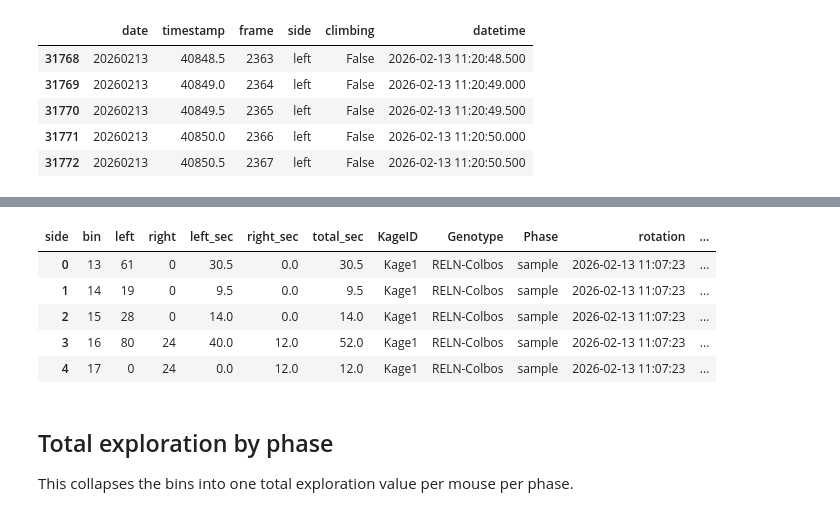
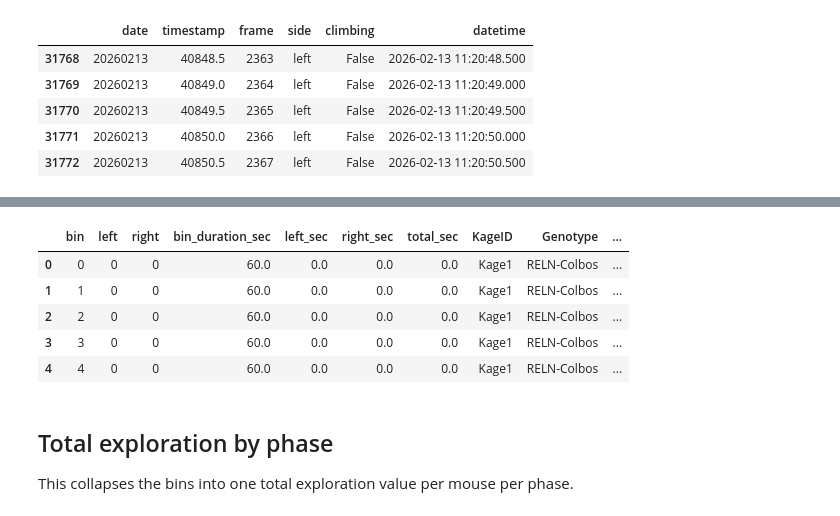
Before and after one commit to lkatsouri/SmartKages_NOR_T-maze, a Jupyter notebook: SmartKage_NOR_postprocessing.ipynb, the cells around one changed output, grey strips where cells are left out. Cells and saved outputs as stored; diff of their text form; code cells hidden in the pictures.

```diff
--- a/SmartKage_NOR_postprocessing.ipynb
+++ b/SmartKage_NOR_postprocessing.ipynb
@@ -413,6 +418,8 @@ events["window_end"] = events["next_rotation"]
 events["window_end"] = events["window_end"].fillna(
     events["rotation"] + pd.Timedelta(hours=24)
 )
+events["window_hours"] = (events["window_end"] - events["rotation"]).dt.total_seconds() / 3600
+
 
 # For the main analysis, drop the post-trial baseline.
 # It is not part of the main NOR comparison.
@@ -420,8 +427,6 @@ events_for_analysis = events[
     events["Phase"] != "post_trial_baseline"
 ].copy()
 
-# Save these so the analysis/plotting notebook can reload them later
-OUTPUT_DIR.mkdir(exist_ok=True)
 
 events.to_csv(OUTPUT_DIR / "NOR_events_with_phase_all.csv", index=False)
 events_for_analysis.to_csv(OUTPUT_DIR / "NOR_events_with_phase.csv", index=False)
@@ -431,6 +436,7 @@ events[[
     "Phase",
     "rotation",
     "next_rotation",
-    "window_end"
+    "window_end",
+    "window_hours"
 ]].head(20)
 # %% [output]
@@ -564,72 +567,74 @@ The post-trial baseline is excluded from this table.
 # %%
 all_binned = []
+drum_cache = {}   # load each drum file once (not once per phase)
 
 for _, row in events_for_analysis.iterrows():
 
     kage = row["KageID"]
-
     if kage not in drum_map:
         print("Missing drum file:", kage)
         continue
 
-    drum = pd.read_csv(drum_map[kage])
-
-    drum["datetime"] = (
-        pd.to_datetime(drum["date"].astype(str), format="%Y%m%d")
-        + pd.to_timedelta(drum["timestamp"], unit="s")
-    )
+    if kage not in drum_cache:
+        drum = pd.read_csv(drum_map[kage])
+        drum["datetime"] = (
+            pd.to_datetime(drum["date"].astype(str), format="%Y%m%d")
+            + pd.to_timedelta(drum["timestamp"], unit="s")
+        )
+        drum_cache[kage] = drum
+    drum = drum_cache[kage]
 
     start = row["rotation"]
     end = row["window_end"]
 
-    session = drum[
-        (drum["datetime"] >= start) &
-        (drum["datetime"] < end)
-    ].copy()
+    # Exploration events inside this phase window
+    session = drum[(drum["datetime"] >= start) & (drum["datetime"] < end)].copy()
+    session["bin"] = ((session["datetime"] - start).dt.total_seconds() // BIN_SIZE).astype(int)
+
+    # Every bin of the window, so bins without exploration are 0 (not missing)
+    window_sec = (end - start).total_seconds()
+    n_bins = int(np.ceil(window_sec / BIN_SIZE))
 
     if session.empty:
-        print("No exploration:", kage, row["Phase"], start)
-        continue
+        print("No exploration (kept as zeros):", kage, row["Phase"], start)
+        counts = pd.DataFrame(columns=["left", "right"])
+    else:
+        counts = pd.crosstab(session["bin"], session["side"])
 
-    session["time_from_rotation_sec"] = (
-        session["datetime"] - start
-    ).dt.total_seconds()
+    binned = (
+        counts.reindex(index=range(n_bins), columns=["left", "right"], fill_value=0)
+        .fillna(0)
+        .astype(int)
+        .rename_axis("bin")
+        .reset_index()
+    )
+    binned.columns.name = None
 
-    session["bin"] = (
-        session["time_from_rotation_sec"] // BIN_SIZE
-    ).astype(int)
-
-    binned = pd.crosstab(session["bin"], session["side"])
-
-    for side in ["left", "right"]:
-        if side not in binned.columns:
-            binned[side] = 0
-
-    binned = binned.reset_index()
+    # Length of each bin inside the window (the last bin can be shorter than BIN_SIZE)
+    binned["bin_duration_sec"] = np.minimum(BIN_SIZE, window_sec - binned["bin"] * BIN_SIZE)
 
     binned["left_sec"] = binned["left"] * ROW_DURATION
     binned["right_sec"] = binned["right"] * ROW_DURATION
     binned["total_sec"] = binned["left_sec"] + binned["right_sec"]
 
     binned["KageID"] = kage
     binned["Genotype"] = row["Description"]
     binned["Phase"] = row["Phase"]
     binned["rotation"] = start
     binned["window_end"] = end
     binned["NOR_side"] = row["NOR_side"]
 
     all_binned.append(binned)
 
 binned_df = pd.concat(all_binned, ignore_index=True)
-
 binned_df.head()
 # %% [output]
-| side | bin | left | right | left_sec | right_sec | total_sec | KageID | Genotype | Phase | rotation | ... |
-| 0 | 13 | 61 | 0 | 30.5 | 0.0 | 30.5 | Kage1 | RELN-Colbos | sample | 2026-02-13 11:07:23 | ... |
-| 1 | 14 | 19 | 0 | 9.5 | 0.0 | 9.5 | Kage1 | RELN-Colbos | sample | 2026-02-13 11:07:23 | ... |
-| 2 | 15 | 28 | 0 | 14.0 | 0.0 | 14.0 | Kage1 | RELN-Colbos | sample | 2026-02-13 11:07:23 | ... |
-| 3 | 16 | 80 | 24 | 40.0 | 12.0 | 52.0 | Kage1 | RELN-Colbos | sample | 2026-02-13 11:07:23 | ... |
-| 4 | 17 | 0 | 24 | 0.0 | 12.0 | 12.0 | Kage1 | RELN-Colbos | sample | 2026-02-13 11:07:23 | ... |
+|  | bin | left | right | bin_duration_sec | left_sec | right_sec | total_sec | KageID | Genotype | ... |
+| 0 | 0 | 0 | 0 | 60.0 | 0.0 | 0.0 | 0.0 | Kage1 | RELN-Colbos | ... |
+| 1 | 1 | 0 | 0 | 60.0 | 0.0 | 0.0 | 0.0 | Kage1 | RELN-Colbos | ... |
+| 2 | 2 | 0 | 0 | 60.0 | 0.0 | 0.0 | 0.0 | Kage1 | RELN-Colbos | ... |
+| 3 | 3 | 0 | 0 | 60.0 | 0.0 | 0.0 | 0.0 | Kage1 | RELN-Colbos | ... |
+| 4 | 4 | 0 | 0 | 60.0 | 0.0 | 0.0 | 0.0 | Kage1 | RELN-Colbos | ... |
 # %%
 OUTPUT_DIR.mkdir(exist_ok=True)
 
```
Also changed, not shown: parts of 6 cells of this notebook.
